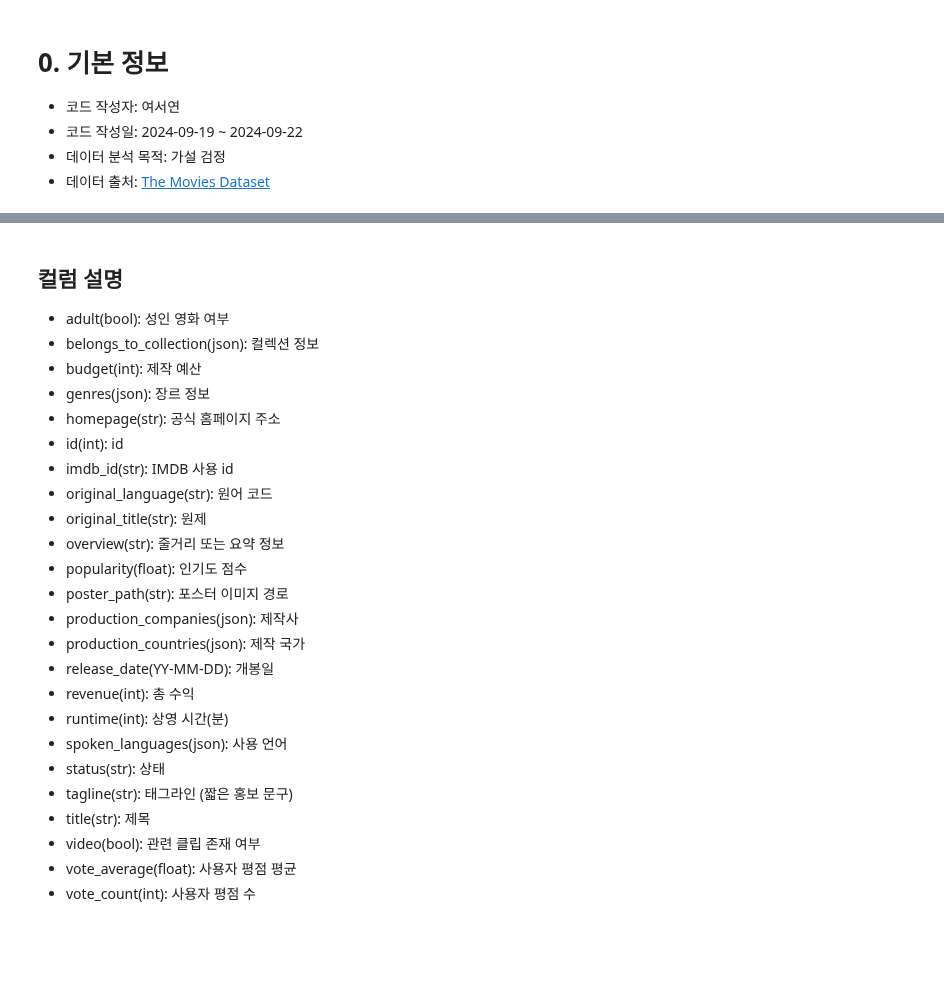
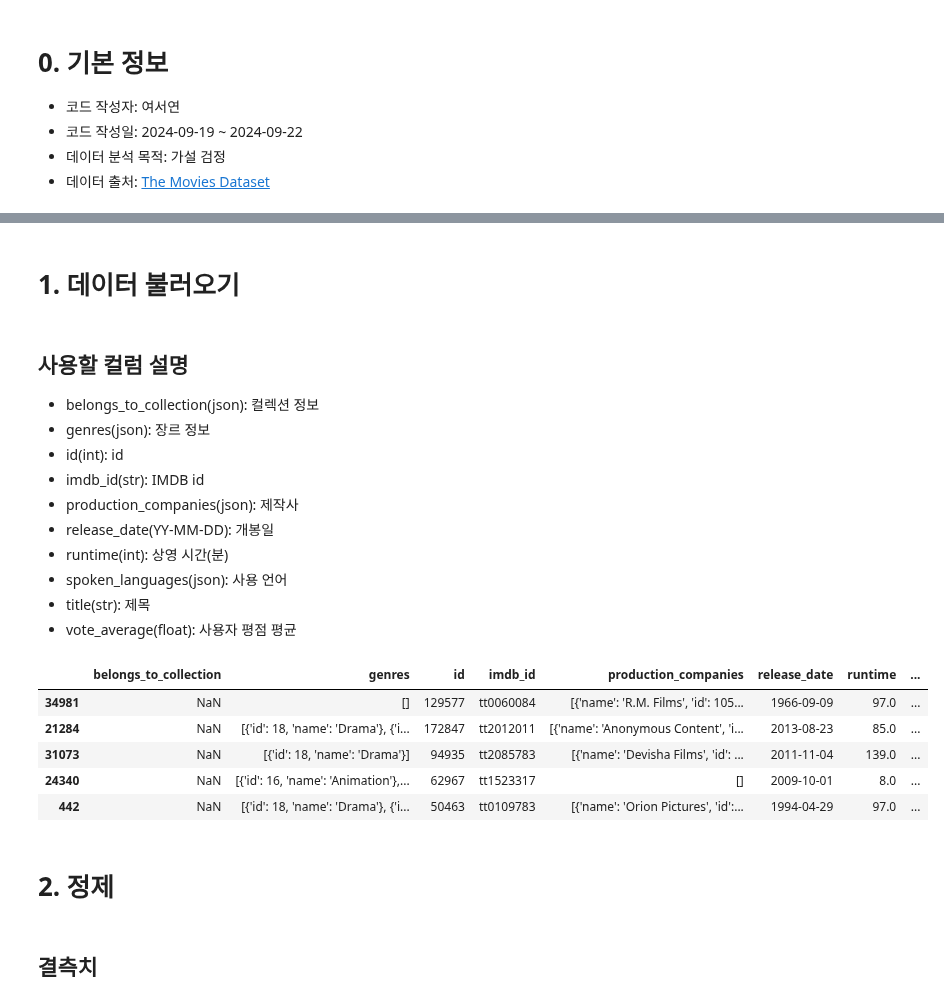
Before and after one commit to viola2002/dartb, a Jupyter notebook: toy_project/2024_Autumn/code/movie metadata SHT.ipynb, the cells around one changed output, grey strips where cells are left out. Cells and saved outputs as stored; diff of their text form; code cells hidden in the pictures; blank space fills up the shorter version.

```diff
--- a/toy_project/2024_Autumn/code/movie metadata SHT.ipynb
+++ b/toy_project/2024_Autumn/code/movie metadata SHT.ipynb
@@ -26,33 +35,18 @@ warnings.filterwarnings('ignore')
+# %% [markdown]
+# 1. 데이터 불러오기
 # %% [markdown]
-컬럼 설명
+사용할 컬럼 설명
 ---
-- adult(bool): 성인 영화 여부
 - belongs_to_collection(json): 컬렉션 정보
-- budget(int): 제작 예산
 - genres(json): 장르 정보
-- homepage(str): 공식 홈페이지 주소
+- id(int): id
+- imdb_id(str): IMDB id
+- production_companies(json): 제작사
 <br></br>
-- id(int): id
-- imdb_id(str): IMDB 사용 id
-- original_language(str): 원어 코드
-- original_title(str): 원제
-- overview(str): 줄거리 또는 요약 정보
-<br></br>
-- popularity(float): 인기도 점수
-- poster_path(str): 포스터 이미지 경로
-- production_companies(json): 제작사
-- production_countries(json): 제작 국가
 - release_date(YY-MM-DD): 개봉일
-<br></br>
-- revenue(int): 총 수익
 - runtime(int): 상영 시간(분)
 - spoken_languages(json): 사용 언어
-- status(str): 상태
-- tagline(str): 태그라인 (짧은 홍보 문구)
-<br></br>
 - title(str): 제목
-- video(bool): 관련 클립 존재 여부
 - vote_average(float): 사용자 평점 평균
-- vote_count(int): 사용자 평점 수
 # %%
 mvmd_origin = pd.read_csv('../data/movies_metadata.csv')
@@ -60,0 +53,12 @@ df = mvmd_origin.copy()
+# %%
+mvmd = mvmd_origin[['belongs_to_collection','genres','id','imdb_id','production_companies','release_date','runtime','spoken_languages','title','vote_average']]
+mvmd.sample(5)
+# %% [output]
+|  | belongs_to_collection | genres | id | imdb_id | production_companies | release_date | runtime | ... |
+| 34981 | NaN | [] | 129577 | tt0060084 | [{'name': 'R.M. Films', 'id': 105... | 1966-09-09 | 97.0 | ... |
+| 21284 | NaN | [{'id': 18, 'name': 'Drama'}, {'i... | 172847 | tt2012011 | [{'name': 'Anonymous Content', 'i... | 2013-08-23 | 85.0 | ... |
+| 31073 | NaN | [{'id': 18, 'name': 'Drama'}] | 94935 | tt2085783 | [{'name': 'Devisha Films', 'id': ... | 2011-11-04 | 139.0 | ... |
+| 24340 | NaN | [{'id': 16, 'name': 'Animation'},... | 62967 | tt1523317 | [] | 2009-10-01 | 8.0 | ... |
+| 442 | NaN | [{'id': 18, 'name': 'Drama'}, {'i... | 50463 | tt0109783 | [{'name': 'Orion Pictures', 'id':... | 1994-04-29 | 97.0 | ... |
+# %% [markdown]
+# 2. 정제
@@ -61 +72,3 @@ df = mvmd_origin.copy()
+# %% [markdown]
+## 결측치
 # %%
```
Also changed, not shown: parts of 58 cells of this notebook.
